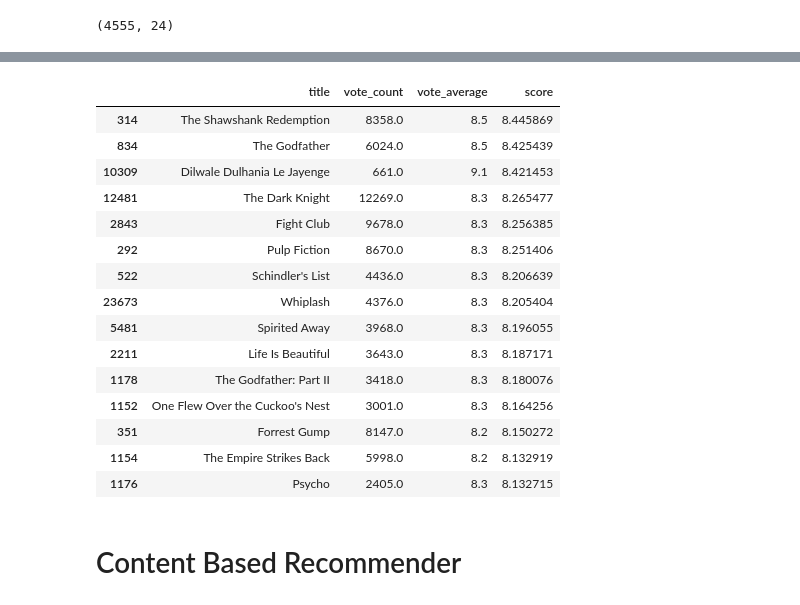
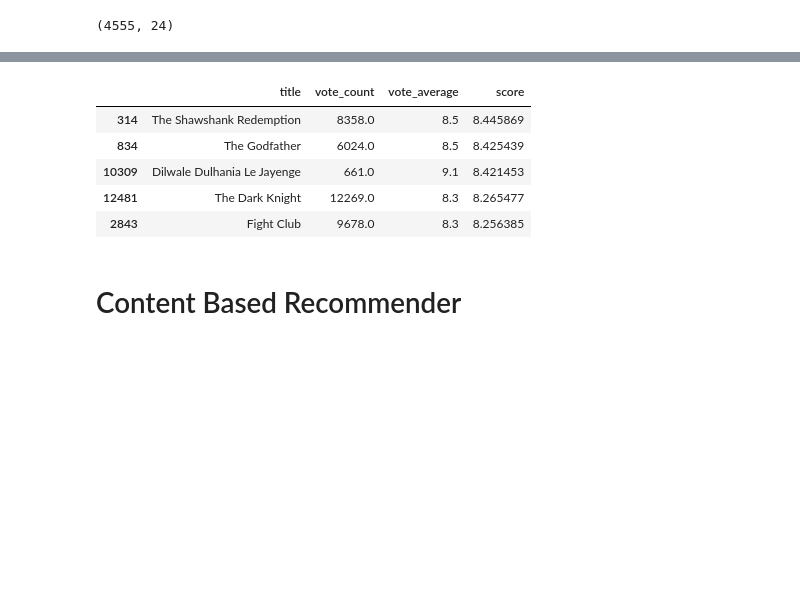
Before and after one commit to mnPanic/aa-tp, a Jupyter notebook: Movies.ipynb, the cells around one changed output, grey strips where cells are left out. Cells and saved outputs as stored; diff of their text form; code cells hidden in the pictures; blank space fills up the shorter version.

```diff
--- a/Movies.ipynb
+++ b/Movies.ipynb
@@ -67,24 +59,14 @@ q_movies.head(3)
 # %%
 #Sort movies based on score calculated above
 q_movies = q_movies.sort_values('score', ascending=False)
-q_movies[['title', 'vote_count', 'vote_average', 'score']].head(15)
+q_movies[['title', 'vote_count', 'vote_average', 'score']].head()
 # %% [output]
 |  | title | vote_count | vote_average | score |
 | 314 | The Shawshank Redemption | 8358.0 | 8.5 | 8.445869 |
 | 834 | The Godfather | 6024.0 | 8.5 | 8.425439 |
 | 10309 | Dilwale Dulhania Le Jayenge | 661.0 | 9.1 | 8.421453 |
 | 12481 | The Dark Knight | 12269.0 | 8.3 | 8.265477 |
 | 2843 | Fight Club | 9678.0 | 8.3 | 8.256385 |
-| 292 | Pulp Fiction | 8670.0 | 8.3 | 8.251406 |
-| 522 | Schindler's List | 4436.0 | 8.3 | 8.206639 |
-| 23673 | Whiplash | 4376.0 | 8.3 | 8.205404 |
-| 5481 | Spirited Away | 3968.0 | 8.3 | 8.196055 |
-| 2211 | Life Is Beautiful | 3643.0 | 8.3 | 8.187171 |
-| 1178 | The Godfather: Part II | 3418.0 | 8.3 | 8.180076 |
-| 1152 | One Flew Over the Cuckoo's Nest | 3001.0 | 8.3 | 8.164256 |
-| 351 | Forrest Gump | 8147.0 | 8.2 | 8.150272 |
-| 1154 | The Empire Strikes Back | 5998.0 | 8.2 | 8.132919 |
-| 1176 | Psycho | 2405.0 | 8.3 | 8.132715 |
 # %% [markdown]
 # Content Based Recommender
 # %% [markdown]
```
Also changed, not shown: parts of 17 cells of this notebook, 1 other file.
